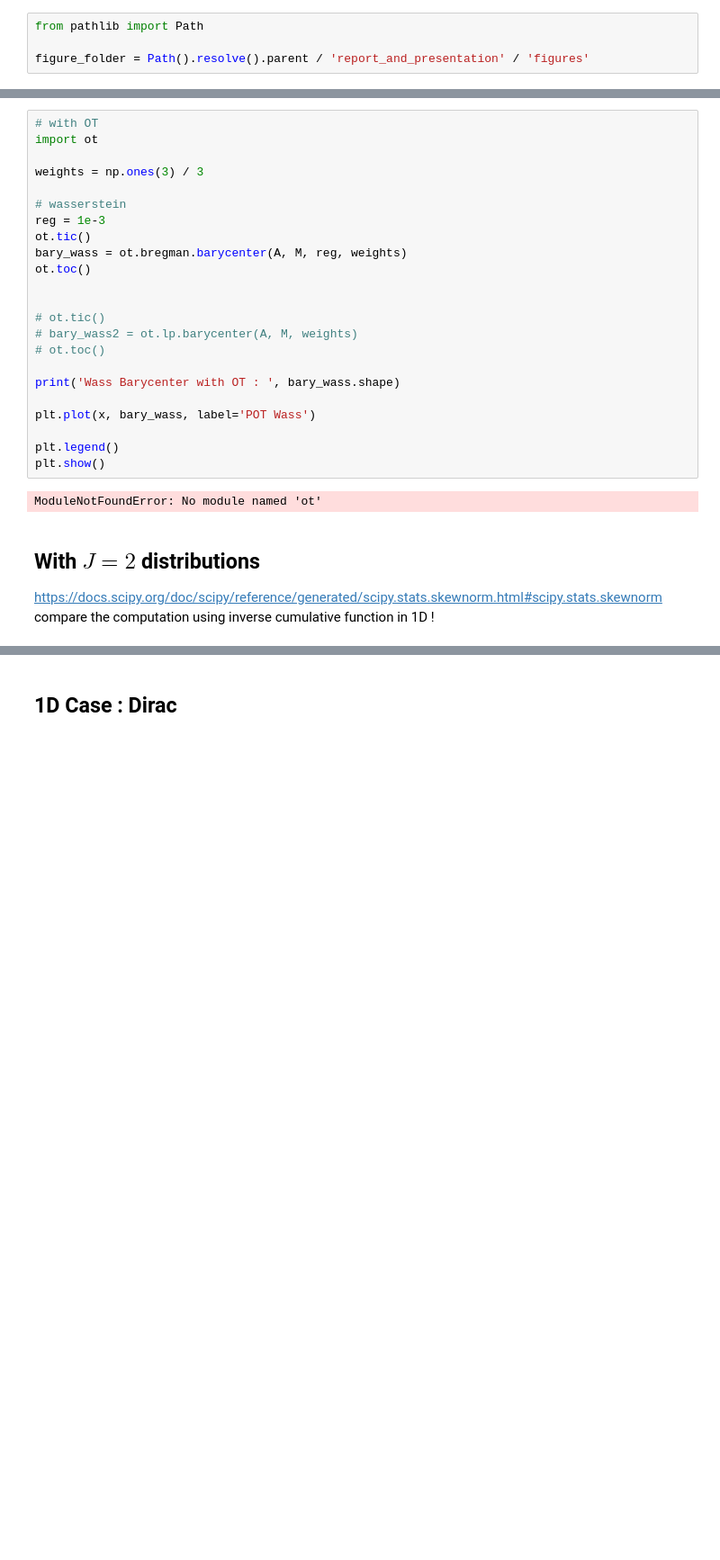
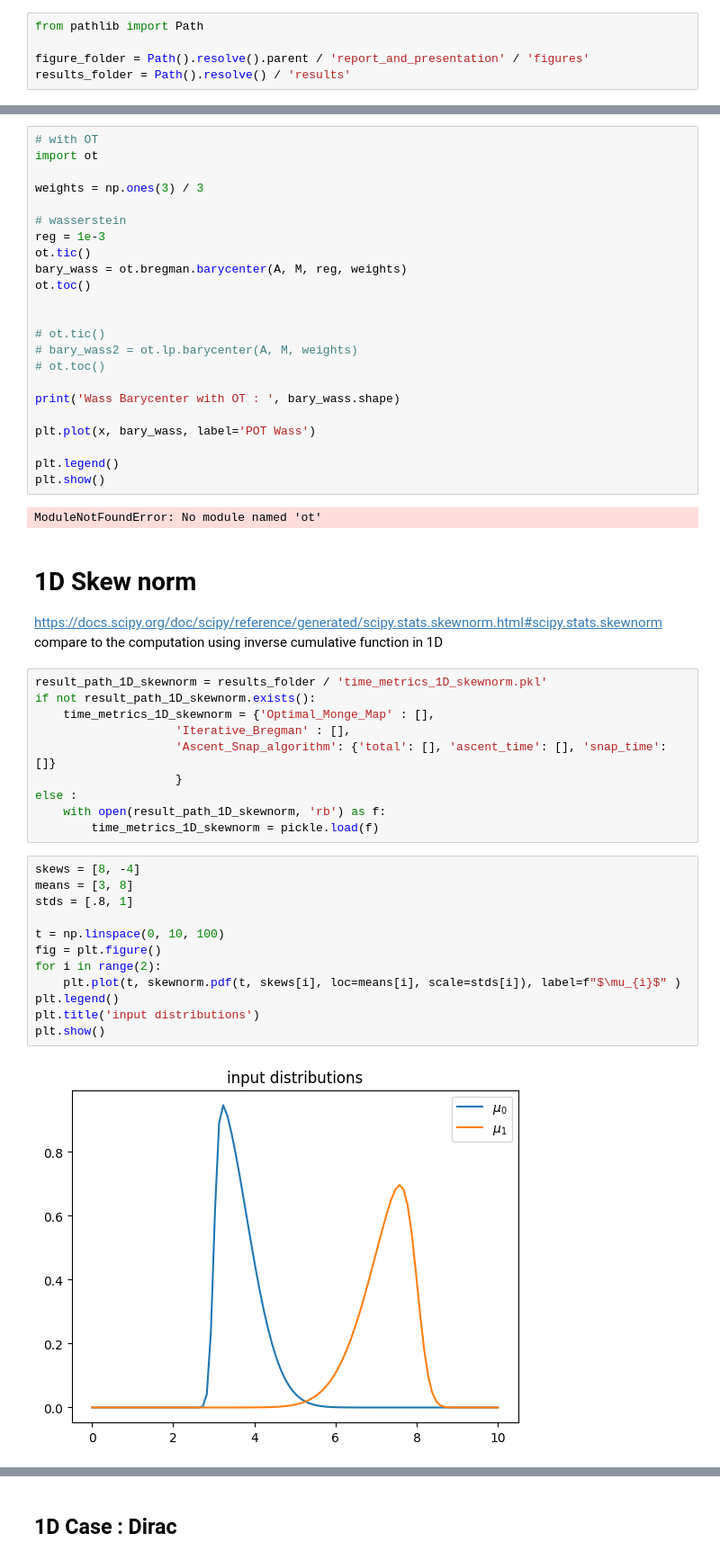
Before and after one commit to InesVATI/projectOT_stochastic_wasserstein_barycenters, a Jupyter notebook: code/experiments.ipynb, the cells around one changed output, grey strips where cells are left out. Shown at 90% size. Drawn from its saved outputs; the diff is of its cells as text; blank space fills up the shorter version.

```diff
--- a/code/experiments.ipynb
+++ b/code/experiments.ipynb
@@ -16,6 +19,7 @@ rng = np.random.default_rng()
 from pathlib import Path
 
 figure_folder = Path().resolve().parent / 'report_and_presentation' / 'figures'
+results_folder = Path().resolve() / 'results'
 # %%
 # utility functions
 normalize = lambda x, dim=-1: x /np.sum(x, axis=dim)
@@ -429,6 +396,30 @@ plt.show()
 # %% [output]
 ModuleNotFoundError: No module named 'ot'
 # %% [markdown]
-## With $J=2$ distributions
+# 1D Skew norm
 https://docs.scipy.org/doc/scipy/reference/generated/scipy.stats.skewnorm.html#scipy.stats.skewnorm
-compare the computation using  inverse cumulative function in 1D !
+compare to the computation using  inverse cumulative function in 1D
+# %%
+result_path_1D_skewnorm = results_folder / 'time_metrics_1D_skewnorm.pkl'
+if not result_path_1D_skewnorm.exists():
+    time_metrics_1D_skewnorm = {'Optimal_Monge_Map' : [],
+                    'Iterative_Bregman' : [],
+                    'Ascent_Snap_algorithm': {'total': [], 'ascent_time': [], 'snap_time': []}
+                    }
+else :
+    with open(result_path_1D_skewnorm, 'rb') as f:
+        time_metrics_1D_skewnorm = pickle.load(f)
+# %%
+skews = [8, -4]
+means = [3, 8]
+stds = [.8, 1]
+
+t = np.linspace(0, 10, 100)
+fig = plt.figure()
+for i in range(2):
+    plt.plot(t, skewnorm.pdf(t, skews[i], loc=means[i], scale=stds[i]), label=f"$\mu_{i}$" )
+plt.legend()
+plt.title('input distributions')
+plt.show()
+# %% [output]
+[figure, added]
```
Also changed, not shown: parts of 52 cells of this notebook, 20 other files.
